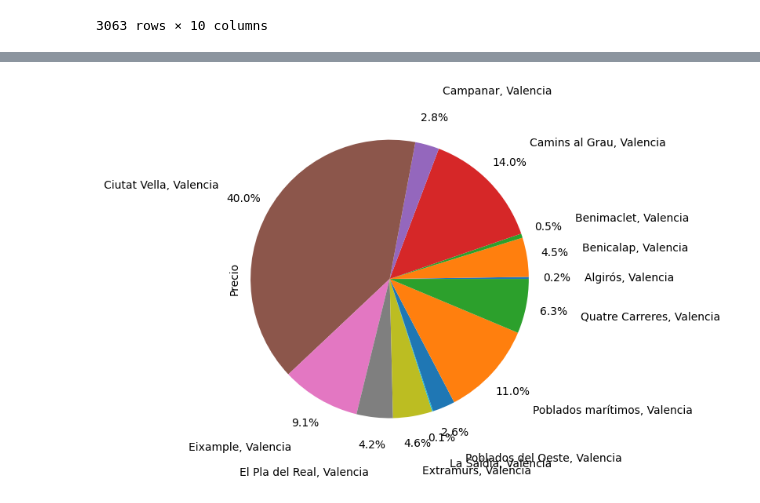
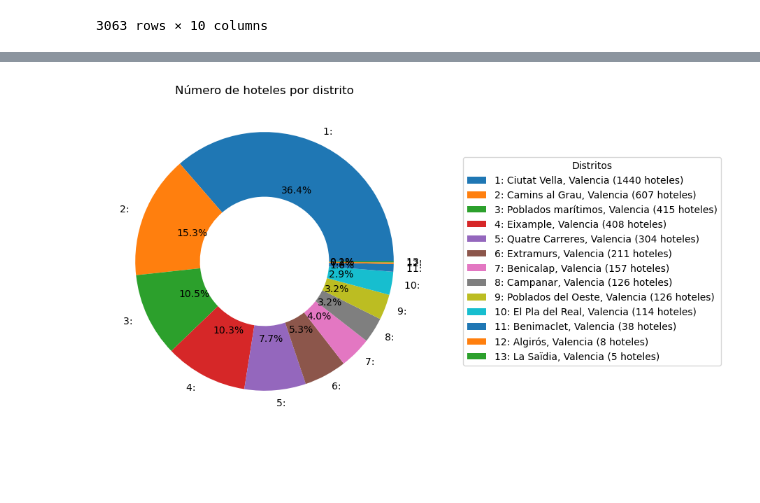
Before and after one commit to LMmansilla/Grupo14_Procesamiento, a Jupyter notebook: PD_valencia hoteles.ipynb, the cells around one changed output, grey strips where cells are left out. Saved outputs shown, nothing was run; the diff lists cells and outputs as text; code cells hidden in the pictures; blank space fills up the shorter version.

```diff
--- a/PD_valencia hoteles.ipynb
+++ b/PD_valencia hoteles.ipynb
@@ -439,15 +439,30 @@ precios_hoteles.sort_values(by='Valoración', ascending=False).head(10)
 | 150 | PALACIO VALLIER 5* | Ciutat Vella, Valencia | 9.5 | 796 | 707.5 | 2022-06-19 | PLAZA DE MANISES, 7, Valencia | 46003 | 39.476753 | ... |
 | 2430 | PALACIO VALLIER 5* | Ciutat Vella, Valencia | 9.5 | 836 | 266.5 | 2022-09-18 | PLAZA DE MANISES, 7, Valencia | 46003 | 39.476753 | ... |
 | 3041 | PALACIO VALLIER 5* | Ciutat Vella, Valencia | 9.5 | 836 | 275.0 | 2022-09-11 | PLAZA DE MANISES, 7, Valencia | 46003 | 39.476753 | ... |
-# %%
-# Agrupar los datos por distrito y calcular la suma de los precios por distrito
-precios_por_distrito = precios_hoteles.groupby('Distrito')['Precio'].sum()
-
-# Crear un diagrama de sectores con los datos agrupados por distrito
-ax1=precios_por_distrito.plot.pie(autopct='%.1f%%',pctdistance=1.2,labeldistance=1.4,radius=1.2)
-
-
-# Mostrar el gráfico
-plt.show()
-# %% [output]
-[figure, removed]
+# %%
+# Agrupar los datos por distrito y calcular el número de hoteles por distrito
+hoteles_por_distrito = precios_hoteles.groupby('Distrito')['Nombre'].count()
+
+# Ordenar los distritos de mayor a menor
+hoteles_por_distrito = hoteles_por_distrito.sort_values(ascending=False)
+
+# Crear un diagrama de sectores con los datos agrupados por distrito
+fig, ax = plt.subplots(figsize=(8, 6))
+wedges, labels, _ = ax.pie(hoteles_por_distrito, autopct='%.1f%%', wedgeprops=dict(width=0.5))
+
+# Ajustar el aspecto del gráfico
+ax.set_aspect('equal')
+ax.set_title('Número de hoteles por distrito')
+
+# Agregar enumeración a las etiquetas de los sectores
+for i, label in enumerate(labels):
+    label.set_text(f'{i+1}: {label.get_text()}')
+
+# Crear una leyenda separada con los distritos ordenados y la enumeración
+legend_labels = [f'{i+1}: {label} ({hoteles_por_distrito[label]:.0f} hoteles)' for i, label in enumerate(hoteles_por_distrito.index)]
+ax.legend(wedges, legend_labels, title='Distritos', loc='center left', bbox_to_anchor=(1.1, 0.5))
+
+# Mostrar el gráfico
+plt.show()
+# %% [output]
+[figure, added]
```
Also changed, not shown: parts of 3 cells of this notebook.
